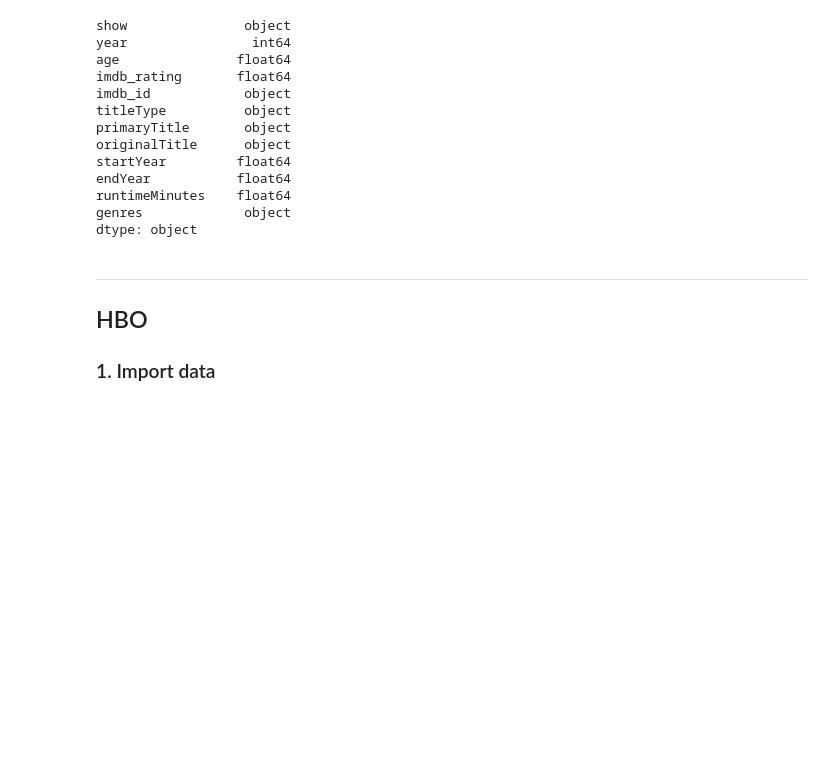
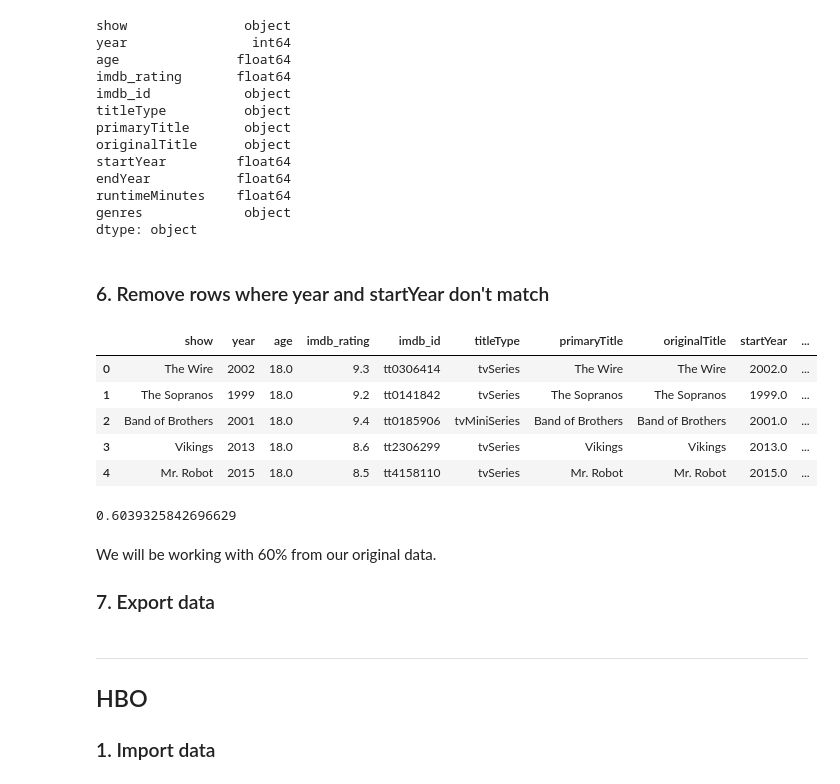
Before and after one commit to ilse-espino/streaming_service_recommender, a Jupyter notebook: Notebooks/03.2_final_cleaning.ipynb, the cells around one changed output. Cells and saved outputs as stored; diff of their text form; code cells hidden in the pictures; blank space fills up the shorter version.

```diff
--- a/Notebooks/03.2_data_types_cleaning.ipynb
+++ b/Notebooks/03.2_final_cleaning.ipynb
@@ -290,6 +312,27 @@ endYear           float64
 runtimeMinutes    float64
 genres             object
 dtype: object
+# %% [markdown]
+### 6. Remove rows where year and startYear don't match
+# %%
+amazon = amazon[amazon["year"] == amazon["startYear"]].reset_index(drop=True)
+
+amazon.head()
+# %% [output]
+|  | show | year | age | imdb_rating | imdb_id | titleType | primaryTitle | originalTitle | startYear | ... |
+| 0 | The Wire | 2002 | 18.0 | 9.3 | tt0306414 | tvSeries | The Wire | The Wire | 2002.0 | ... |
+| 1 | The Sopranos | 1999 | 18.0 | 9.2 | tt0141842 | tvSeries | The Sopranos | The Sopranos | 1999.0 | ... |
+| 2 | Band of Brothers | 2001 | 18.0 | 9.4 | tt0185906 | tvMiniSeries | Band of Brothers | Band of Brothers | 2001.0 | ... |
+| 3 | Vikings | 2013 | 18.0 | 8.6 | tt2306299 | tvSeries | Vikings | Vikings | 2013.0 | ... |
+| 4 | Mr. Robot | 2015 | 18.0 | 8.5 | tt4158110 | tvSeries | Mr. Robot | Mr. Robot | 2015.0 | ... |
+# %%
+len(amazon) / 2136
+# %% [output]
+0.6039325842696629
+# %% [markdown]
+We will be working with 60% from our original data.
+
+### 7. Export data
 # %%
 # amazon.to_pickle(path + "Data/amazon_final_clean.pkl")
 # %% [markdown]
```
Also changed, not shown: parts of 13 cells of this notebook, 14 other files.
